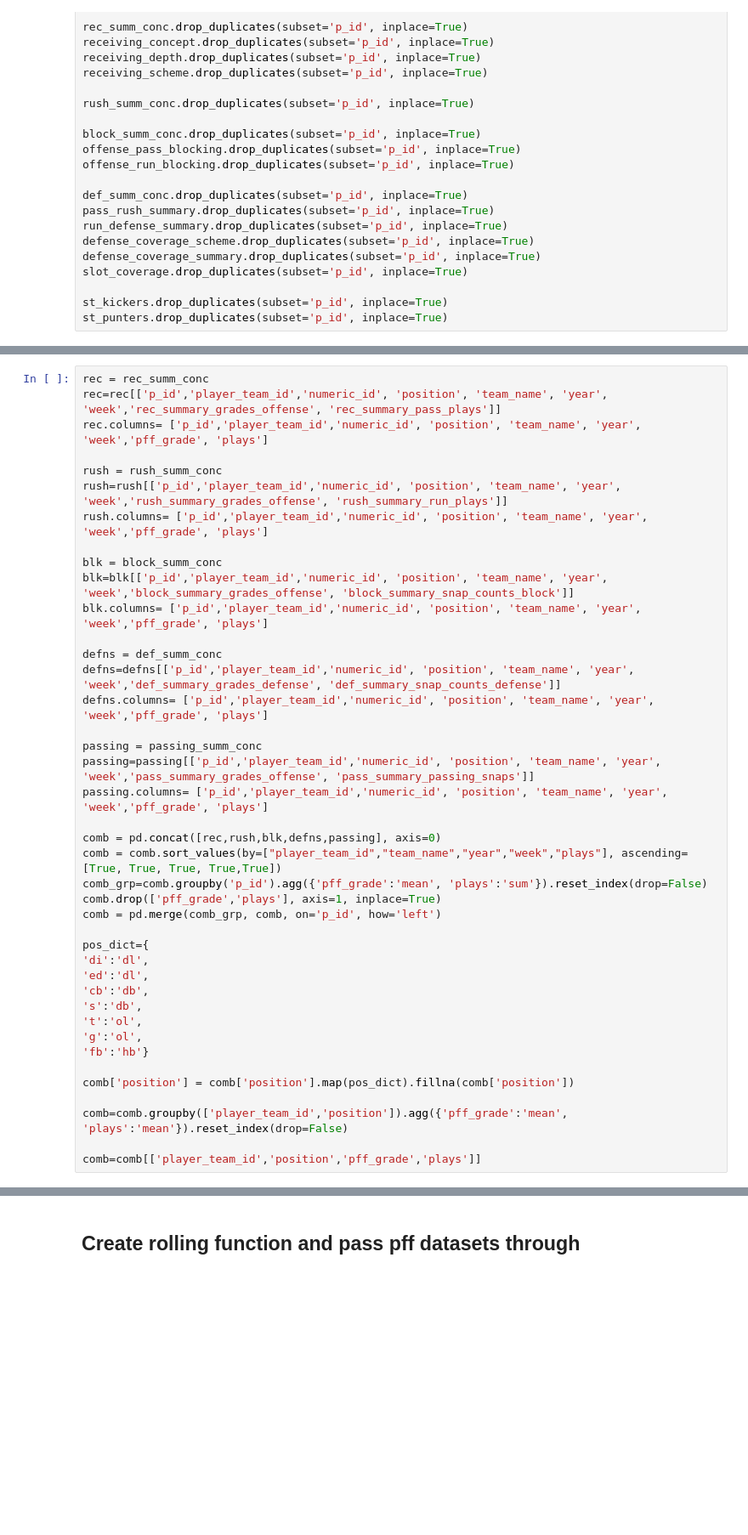
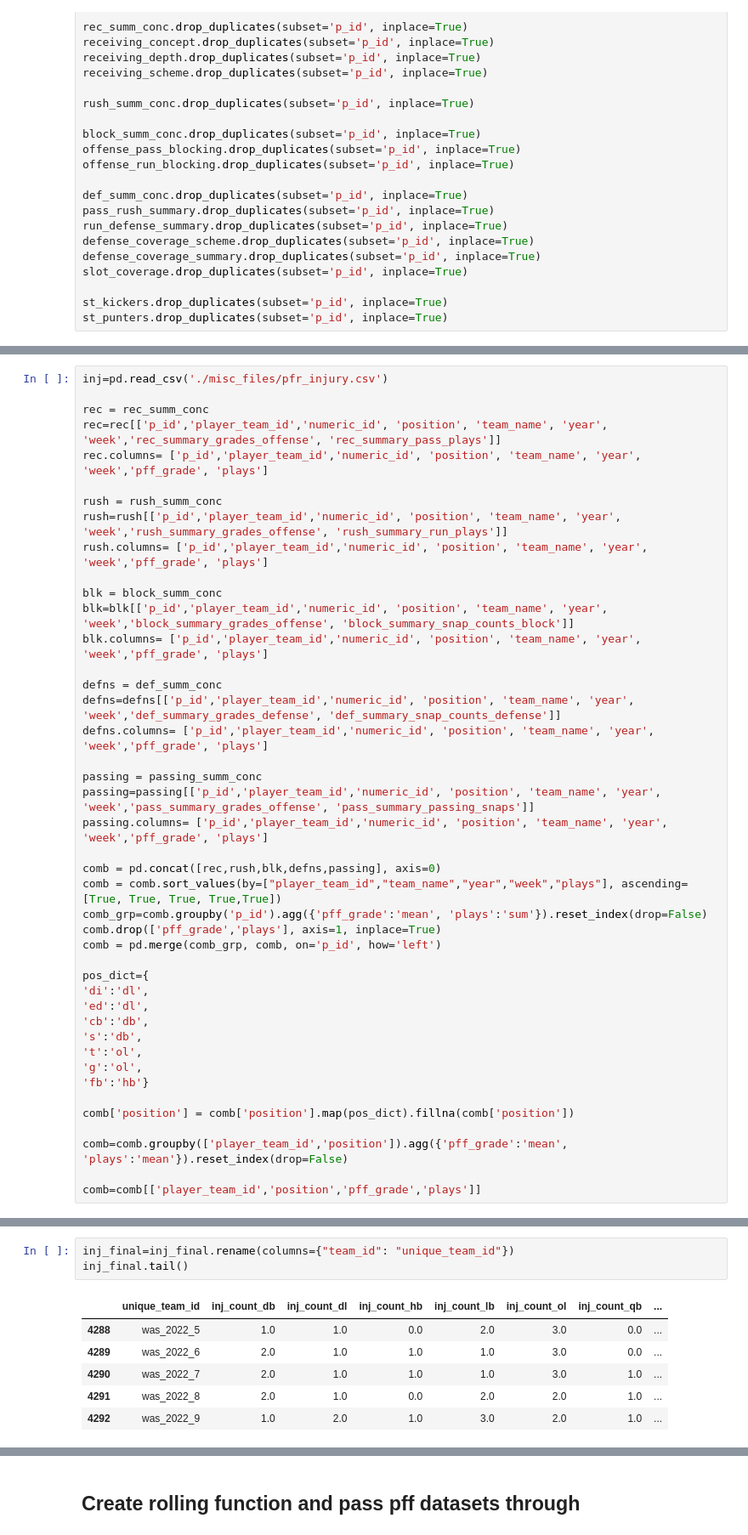
Before and after one commit to ajakks/nfl_models, a Jupyter notebook: create_modeling_data_2022.ipynb, the cells around one changed output, grey strips where cells are left out. Shown: that part at 85% size. Cells and saved outputs as stored; diff of their text form; blank space fills up the shorter version.

```diff
--- a/create_modeling_data_2022.ipynb
+++ b/create_modeling_data_2022.ipynb
@@ -1119,4 +1050,6 @@ conc_match = fuzzy_inj_match(df)
 # %%
+inj=pd.read_csv('./misc_files/pfr_injury.csv')
+
 rec = rec_summ_conc
 rec=rec[['p_id','player_team_id','numeric_id', 'position', 'team_name', 'year', 'week','rec_summary_grades_offense', 'rec_summary_pass_plays']]
 rec.columns= ['p_id','player_team_id','numeric_id', 'position', 'team_name', 'year', 'week','pff_grade', 'plays']
@@ -1191,3 +1120,13 @@ inj_final = g.pivot_table(['inj_count', 'inj_plays','inj_grade'], ['team_id'], '
 
 inj_final.columns = ['_'.join(col) for col in inj_final.columns]
 inj_final=inj_final.fillna(0).reset_index(drop=False)
+# %%
+inj_final=inj_final.rename(columns={"team_id": "unique_team_id"})
+inj_final.tail()
+# %% [output]
+|  | unique_team_id | inj_count_db | inj_count_dl | inj_count_hb | inj_count_lb | inj_count_ol | inj_count_qb | ... |
+| 4288 | was_2022_5 | 1.0 | 1.0 | 0.0 | 2.0 | 3.0 | 0.0 | ... |
+| 4289 | was_2022_6 | 2.0 | 1.0 | 1.0 | 1.0 | 3.0 | 0.0 | ... |
+| 4290 | was_2022_7 | 2.0 | 1.0 | 1.0 | 1.0 | 3.0 | 1.0 | ... |
+| 4291 | was_2022_8 | 2.0 | 1.0 | 0.0 | 2.0 | 2.0 | 1.0 | ... |
+| 4292 | was_2022_9 | 1.0 | 2.0 | 1.0 | 3.0 | 2.0 | 1.0 | ... |
```
Also changed, not shown: parts of 15 cells of this notebook.
